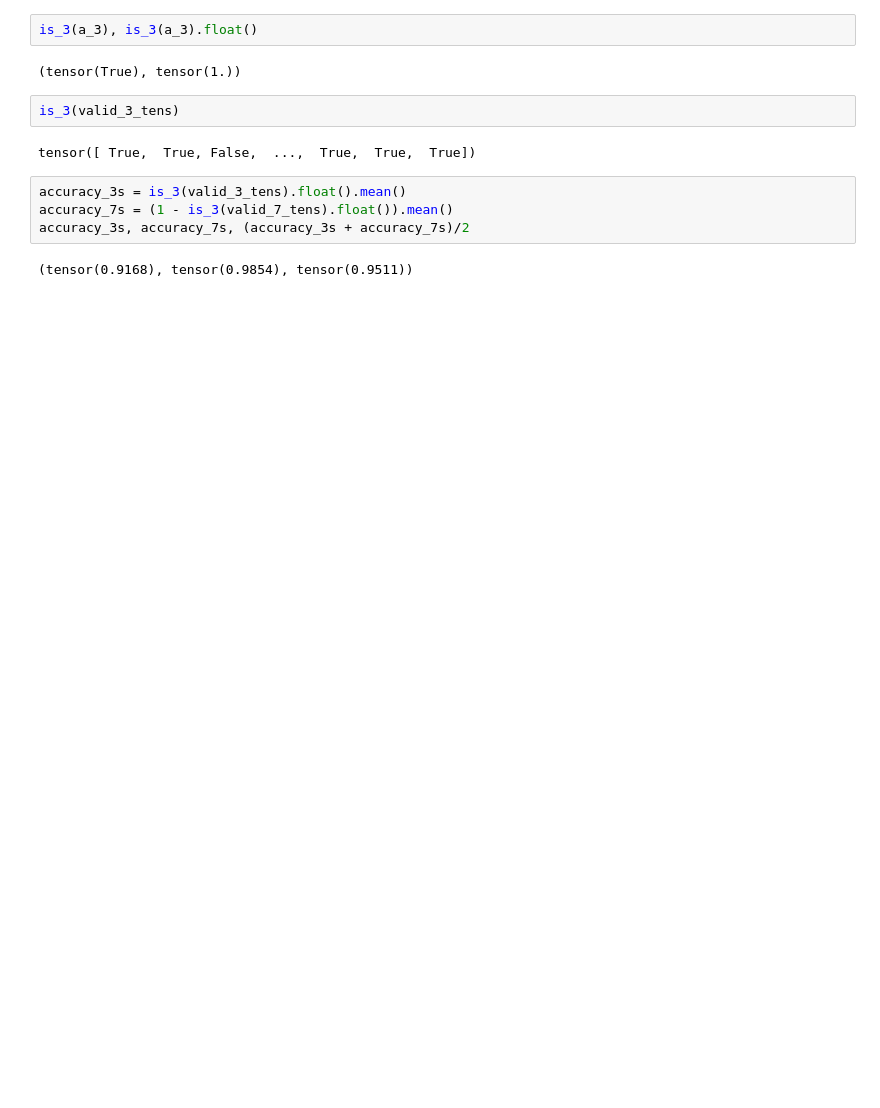
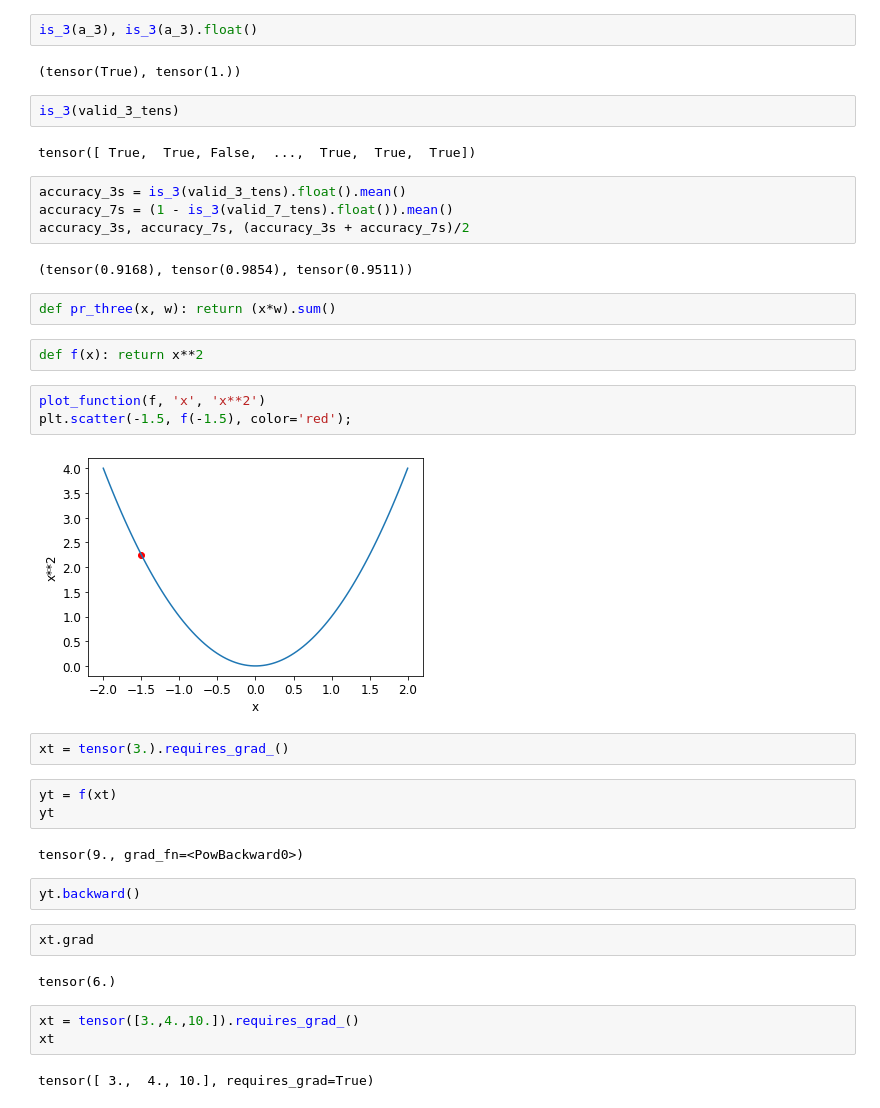
Before and after one commit to MUbarak123-56/fast-ai, a Jupyter notebook: chapter4.ipynb, the cells around one changed output. Saved outputs shown, nothing was run; the diff lists cells and outputs as text; blank space fills up the shorter version.

```diff
--- a/chapter4.ipynb
+++ b/chapter4.ipynb
@@ -196,3 +194,30 @@ accuracy_7s = (1 - is_3(valid_7_tens).float()).mean()
 accuracy_3s, accuracy_7s, (accuracy_3s + accuracy_7s)/2
 # %% [output]
 (tensor(0.9168), tensor(0.9854), tensor(0.9511))
+# %%
+def pr_three(x, w): return (x*w).sum()
+# %%
+def f(x): return x**2
+# %%
+plot_function(f, 'x', 'x**2')
+plt.scatter(-1.5, f(-1.5), color='red');
+# %% [output]
+[figure, added]
+# %%
+xt = tensor(3.).requires_grad_()
+# %%
+yt = f(xt)
+yt
+# %% [output]
+tensor(9., grad_fn=<PowBackward0>)
+# %%
+yt.backward()
+# %%
+xt.grad
+# %% [output]
+tensor(6.)
+# %%
+xt = tensor([3.,4.,10.]).requires_grad_()
+xt
+# %% [output]
+tensor([ 3.,  4., 10.], requires_grad=True)
```
Also changed, not shown: parts of 88 cells of this notebook.
